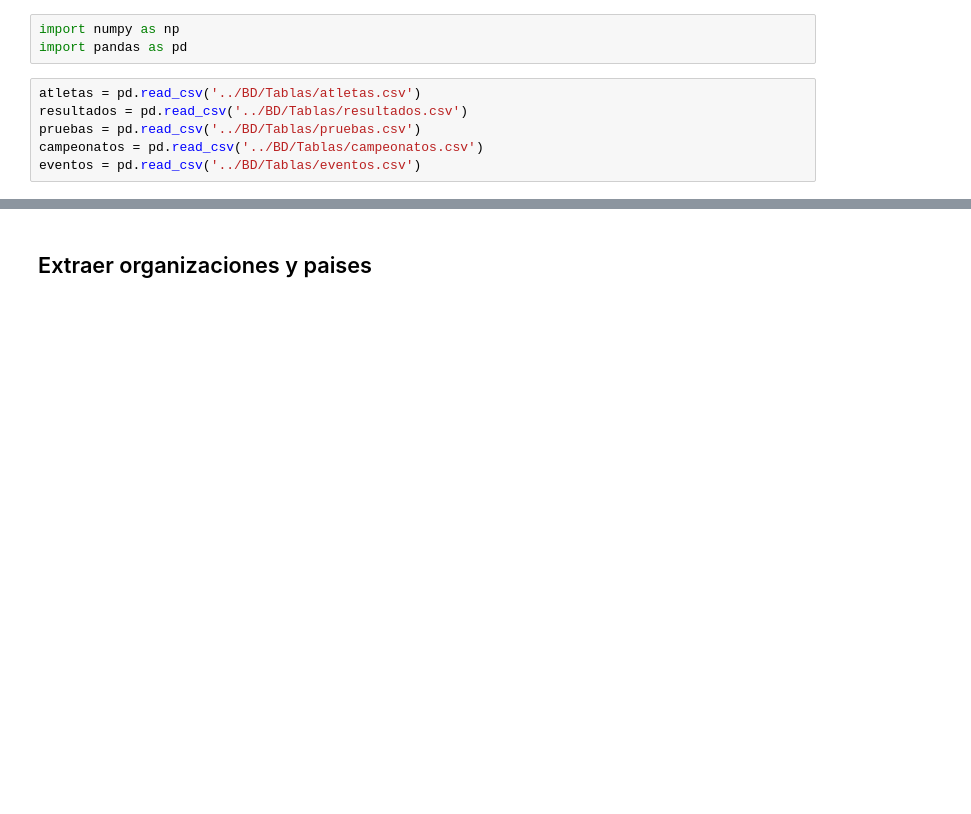
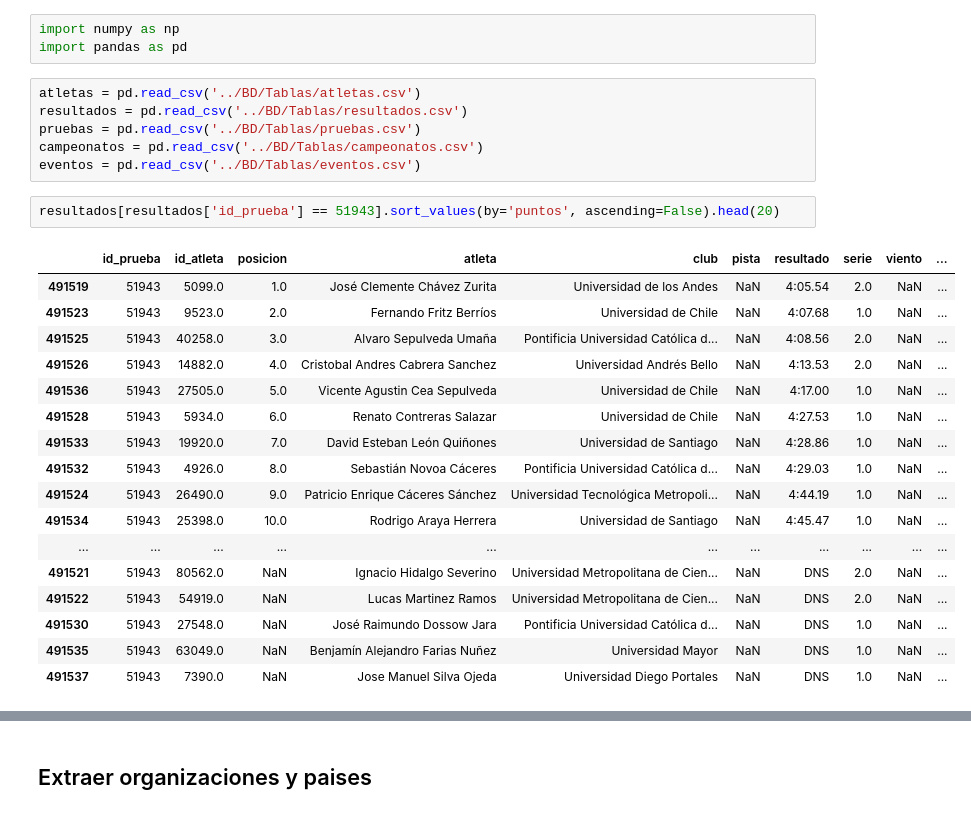
Before and after one commit to jjaubele/Usplat-Scraper, a Jupyter notebook: Transform/data_analysis.ipynb, the cells around one changed output, grey strips where cells are left out. Saved outputs shown, nothing was run; the diff lists cells and outputs as text; blank space fills up the shorter version.

```diff
--- a/Transform/data_analysis.ipynb
+++ b/Transform/data_analysis.ipynb
@@ -7,4 +7,24 @@ resultados = pd.read_csv('../BD/Tablas/resultados.csv')
 pruebas = pd.read_csv('../BD/Tablas/pruebas.csv')
 campeonatos = pd.read_csv('../BD/Tablas/campeonatos.csv')
 eventos = pd.read_csv('../BD/Tablas/eventos.csv')
+# %%
+resultados[resultados['id_prueba'] == 51943].sort_values(by='puntos', ascending=False).head(20)
+# %% [output]
+|  | id_prueba | id_atleta | posicion | atleta | club | pista | resultado | serie | viento | ... |
+| 491519 | 51943 | 5099.0 | 1.0 | José Clemente Chávez Zurita | Universidad de los Andes | NaN | 4:05.54 | 2.0 | NaN | ... |
+| 491523 | 51943 | 9523.0 | 2.0 | Fernando Fritz Berríos | Universidad de Chile | NaN | 4:07.68 | 1.0 | NaN | ... |
+| 491525 | 51943 | 40258.0 | 3.0 | Alvaro Sepulveda Umaña | Pontificia Universidad Católica d... | NaN | 4:08.56 | 2.0 | NaN | ... |
+| 491526 | 51943 | 14882.0 | 4.0 | Cristobal Andres Cabrera Sanchez | Universidad Andrés Bello | NaN | 4:13.53 | 2.0 | NaN | ... |
+| 491536 | 51943 | 27505.0 | 5.0 | Vicente Agustin Cea Sepulveda | Universidad de Chile | NaN | 4:17.00 | 1.0 | NaN | ... |
+| 491528 | 51943 | 5934.0 | 6.0 | Renato Contreras Salazar | Universidad de Chile | NaN | 4:27.53 | 1.0 | NaN | ... |
+| 491533 | 51943 | 19920.0 | 7.0 | David Esteban León Quiñones | Universidad de Santiago | NaN | 4:28.86 | 1.0 | NaN | ... |
+| 491532 | 51943 | 4926.0 | 8.0 | Sebastián Novoa Cáceres | Pontificia Universidad Católica d... | NaN | 4:29.03 | 1.0 | NaN | ... |
+| 491524 | 51943 | 26490.0 | 9.0 | Patricio Enrique Cáceres Sánchez | Universidad Tecnológica Metropoli... | NaN | 4:44.19 | 1.0 | NaN | ... |
+| 491534 | 51943 | 25398.0 | 10.0 | Rodrigo Araya Herrera | Universidad de Santiago | NaN | 4:45.47 | 1.0 | NaN | ... |
+| ... | ... | ... | ... | ... | ... | ... | ... | ... | ... | ... |
+| 491521 | 51943 | 80562.0 | NaN | Ignacio Hidalgo Severino | Universidad Metropolitana de Cien... | NaN | DNS | 2.0 | NaN | ... |
+| 491522 | 51943 | 54919.0 | NaN | Lucas Martinez Ramos | Universidad Metropolitana de Cien... | NaN | DNS | 2.0 | NaN | ... |
+| 491530 | 51943 | 27548.0 | NaN | José Raimundo Dossow Jara | Pontificia Universidad Católica d... | NaN | DNS | 1.0 | NaN | ... |
+| 491535 | 51943 | 63049.0 | NaN | Benjamín Alejandro Farias Nuñez | Universidad Mayor | NaN | DNS | 1.0 | NaN | ... |
+| 491537 | 51943 | 7390.0 | NaN | Jose Manuel Silva Ojeda | Universidad Diego Portales | NaN | DNS | 1.0 | NaN | ... |
 # %%
```
Also changed, not shown: parts of 1 cell of this notebook, 3 other files.
